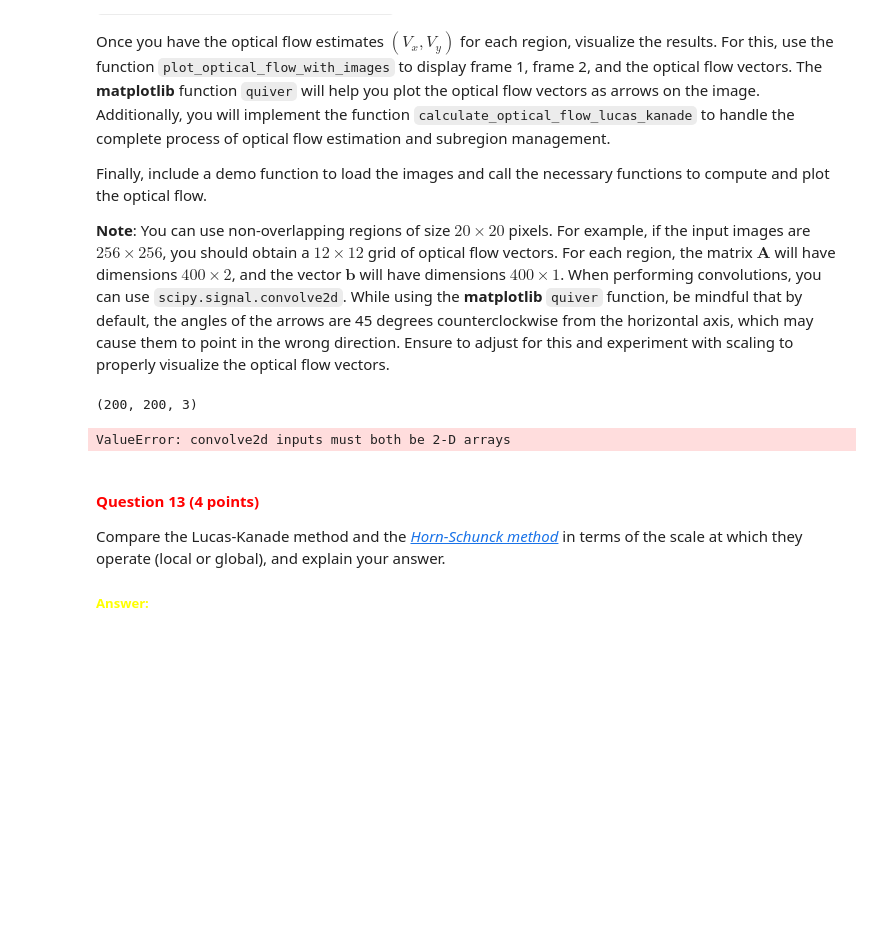
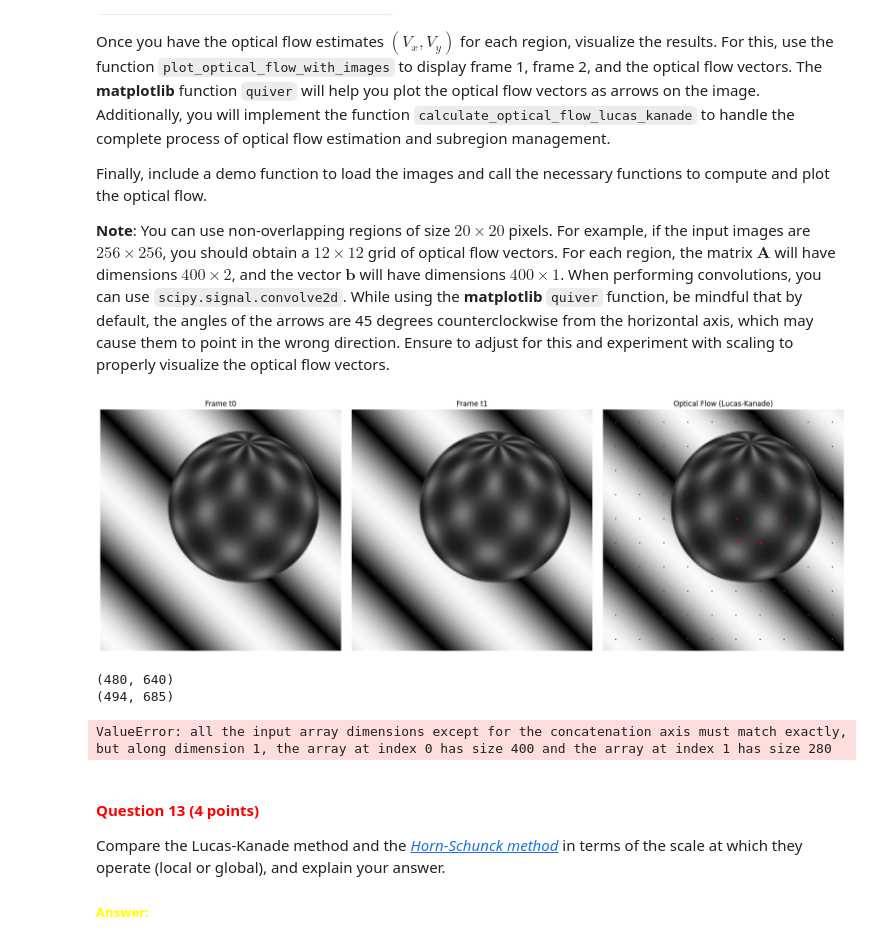
Before and after one commit to dauakarajeanes/cv1-lab-3, a Jupyter notebook: cv1-lab-3_mauro.ipynb, the cells around one changed output. Cells and saved outputs as stored; diff of their text form; code cells hidden in the pictures; blank space fills up the shorter version.

```diff
--- a/cv1-lab-3_mauro.ipynb
+++ b/cv1-lab-3_mauro.ipynb
@@ -255,6 +255,9 @@ def convert_image_to_grayscale(image_path):
     """
 
     # YOUR CODE HERE
+    image = cv2.imread(image_path, cv2.IMREAD_GRAYSCALE)
+    normalized_grayscale_image = image.astype(np.float32) / 255.0
+
 
     return normalized_grayscale_image
 # %% [markdown]
@@ -607,7 +610,7 @@ def calculate_optical_flow_for_subregions(subregion_derivatives_x, subregion_der
         It = subregion_derivatives_time[i].flatten()
         a = np.vstack((Ix,Iy)).T
         b = -It
-        v = np.linalg.inv(a.T @ a) @ a.t @ b
+        v = np.linalg.inv(a.T @ a) @ a.T @ b
         flow_vectors_x.append(v[0])
         flow_vectors_y.append(v[1])
 
@@ -676,24 +679,43 @@ def plot_optical_flow_with_images(image_time_0, image_time_1, subregion_centers,
     # Plot optical flow
     axes[2].imshow(image_time_0, cmap='gray')
     axes[2].quiver(
-        c_x_list, c_y_list, flow_vectors_x, flow_vectors_y,
+        c_x_list, c_y_list, np.array(flow_vectors_x), -np.array(flow_vectors_y),
         color='r', angles='xy', scale_units='xy', scale=1
     )
     axes[2].set_title('Optical Flow (Lucas-Kanade)')
-    axes[2].invert_yaxis()
     axes[2].axis('off')
 
     plt.tight_layout()
     plt.show()
-# %%
-# YOUR CODE HERE
-sphere1,sphere2 = [plt.imread("./images/sphere1.jpg"),plt.imread("./images/sphere2.jpg")]
-print(sphere1.shape)
-centers, flow_x, flow_y = calculate_optical_flow_lucas_kanade(sphere1, sphere2, region_size=20)
-plot_optical_flow_with_images(sphere1, sphere2, centers, flow_x, flow_y)
-# %% [output]
-(200, 200, 3)
-ValueError: convolve2d inputs must both be 2-D arrays
+# %%
+# YOUR CODE HERE
+sphere1,sphere2 = [convert_image_to_grayscale("./images/sphere1.jpg"),convert_image_to_grayscale("./images/sphere2.jpg")]
+table1,table2 = [convert_image_to_grayscale("./images/table1.jpg"),convert_image_to_grayscale("./images/table2.jpg")]
+car1,car2 = [convert_image_to_grayscale("./images/car1.jpg"),convert_image_to_grayscale("./images/car2.jpg")]
+plant1,plant2 = [convert_image_to_grayscale("./images/plant1.jpg"),convert_image_to_grayscale("./images/plant2.jpg")]
+
+centers, flow_x, flow_y = calculate_optical_flow_lucas_kanade(sphere1, sphere2, region_size=20)
+plot_optical_flow_with_images(sphere1, sphere2, centers, flow_x, flow_y)
+
+
+print(car1.shape)
+print(table1.shape)
+centers, flow_x, flow_y = calculate_optical_flow_lucas_kanade(table1,table2, region_size=20)
+plot_optical_flow_with_images(table1,table2, centers, flow_x, flow_y)
+
+
+centers, flow_x, flow_y = calculate_optical_flow_lucas_kanade(car1,car2, region_size=20)
+plot_optical_flow_with_images(car1,car2, centers, flow_x, flow_y)
+
+
+print(plant1.shape[0] %20, plant1.shape[1] %20)
+centers, flow_x, flow_y = calculate_optical_flow_lucas_kanade(plant1,plant2, region_size=4)
+plot_optical_flow_with_images(plant1,plant2, centers, flow_x, flow_y)
+# %% [output]
+[figure, added]
+(480, 640)
+(494, 685)
+ValueError: all the input array dimensions except for the concatenation axis must match exactly, but along dimension 1, the array at index 0 has size 400 and the array at index 1 has size 280
 # %% [markdown]
 <a id="question-13"></a>
 #### <font color='#FF0000'>Question 13 (4 points)</font>
```
